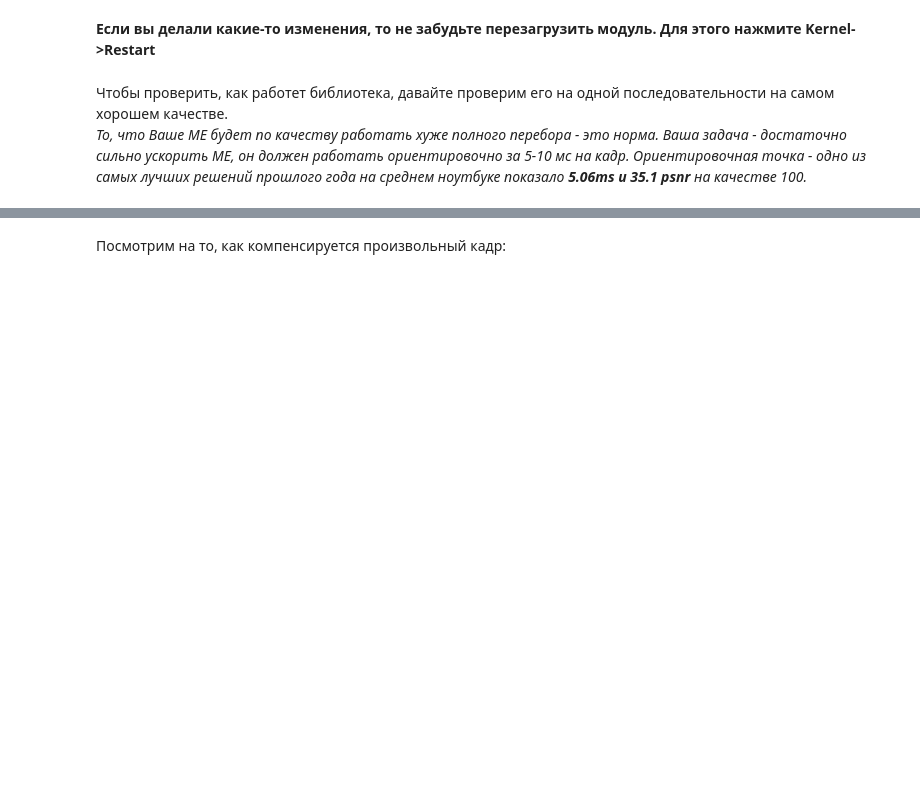
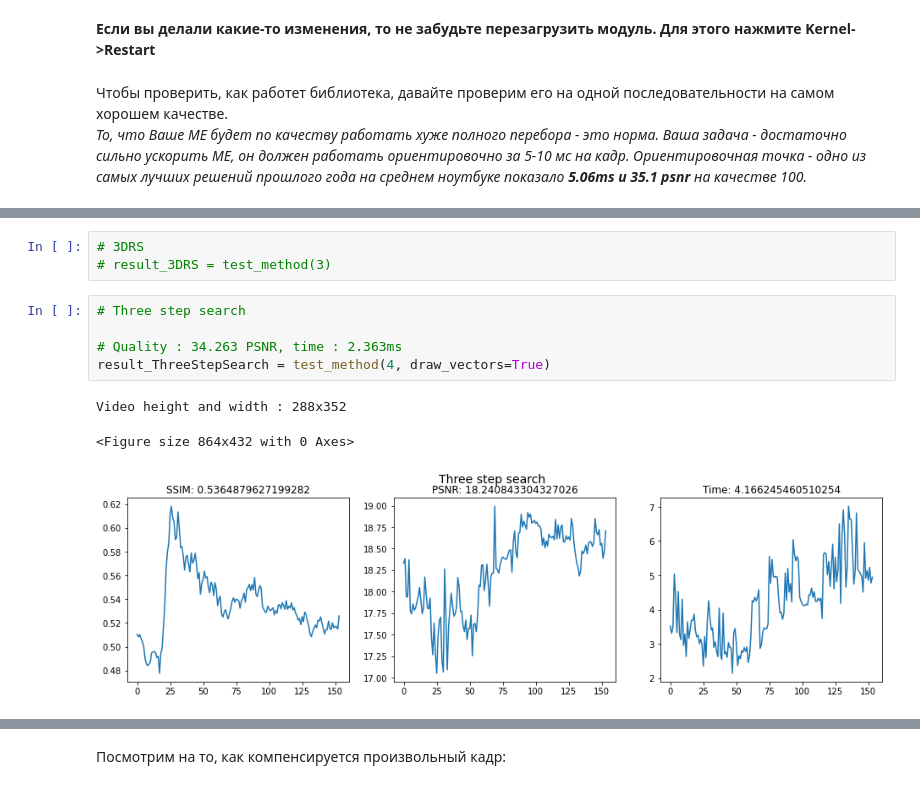
Before and after one commit to dazzle-me/Motion-Estimation, a Jupyter notebook: motion_estimation.ipynb, the cells around one changed output, grey strips where cells are left out. Drawn from its saved outputs; the diff is of its cells as text; blank space fills up the shorter version.

```diff
--- a/motion_estimation.ipynb
+++ b/motion_estimation.ipynb
@@ -209,0 +296,12 @@ Video height and width : 288x352
+# %%
+# 3DRS
+# result_3DRS = test_method(3)
+# %%
+# Three step search
+
+# Quality : 34.263 PSNR, time : 2.363ms
+result_ThreeStepSearch = test_method(4, draw_vectors=True)
+# %% [output]
+Video height and width : 288x352
+<Figure size 864x432 with 0 Axes>
+[figure, added]
```
Also changed, not shown: parts of 31 cells of this notebook.
